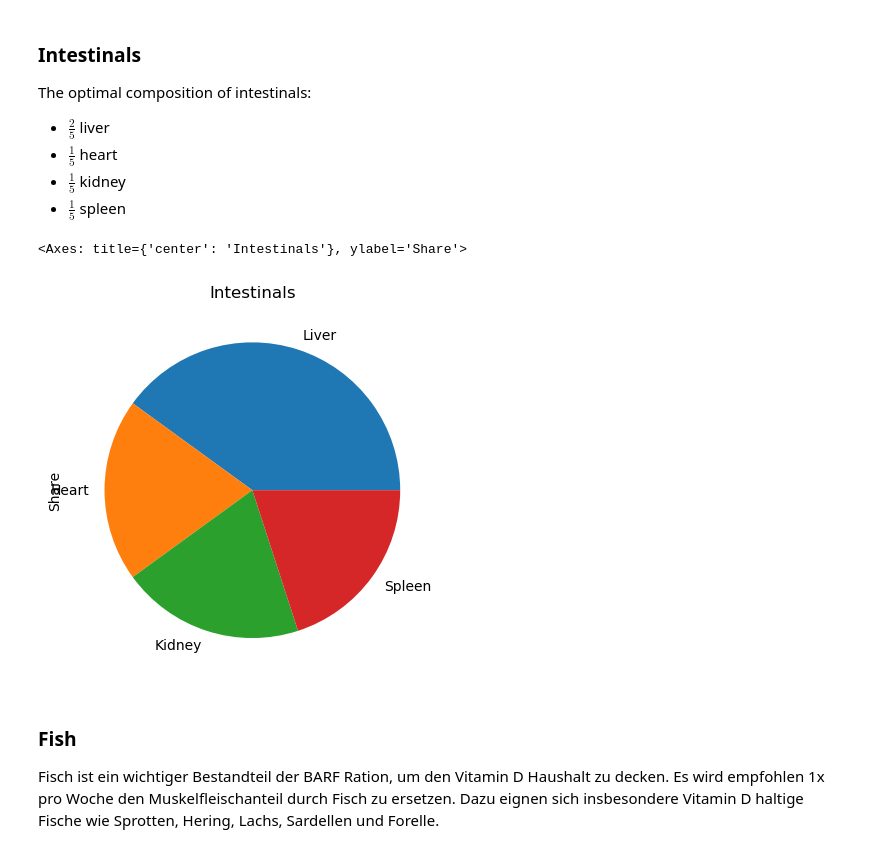
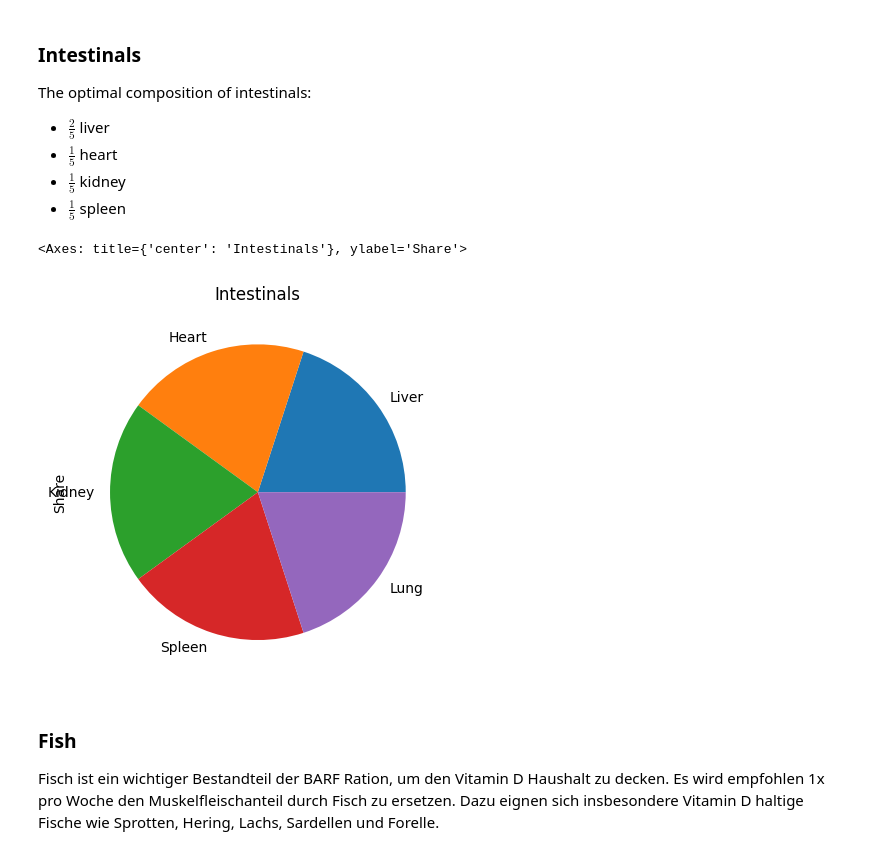
Before and after one commit to justine18/BARF, a Jupyter notebook: BARF.ipynb, the cells around one changed output. Drawn from its saved outputs; the diff is of its cells as text; code cells hidden in the pictures.

```diff
--- a/BARF.ipynb
+++ b/BARF.ipynb
@@ -206,15 +205,16 @@ The optimal composition of intestinals:
 - $\frac{1}{5}$ spleen
 # %%
 intestinal_share_df = pd.DataFrame([
-    ['Liver', 2/5],
+    ['Liver', 1/5],
     ['Heart', 1/5],
     ['Kidney', 1/5],
-    ['Spleen', 1/5]
+    ['Spleen', 1/5],
+    ['Lung', 1/5]
 ], columns=['Intestinal', 'Share']).set_index('Intestinal')
 intestinal_share_df.plot(kind='pie', y='Share', title='Intestinals', legend=False)
 # %% [output]
 <Axes: title={'center': 'Intestinals'}, ylabel='Share'>
-[figure, old version]
+[figure, new version]
 # %% [markdown]
 ### Fish
 Fisch ist ein wichtiger Bestandteil der BARF Ration, um den Vitamin D Haushalt zu decken. Es wird empfohlen 1x pro Woche den Muskelfleischanteil durch Fisch zu ersetzen. Dazu eignen sich insbesondere Vitamin D haltige Fische wie Sprotten, Hering, Lachs, Sardellen und Forelle.
```
Also changed, not shown: parts of 20 cells of this notebook.
